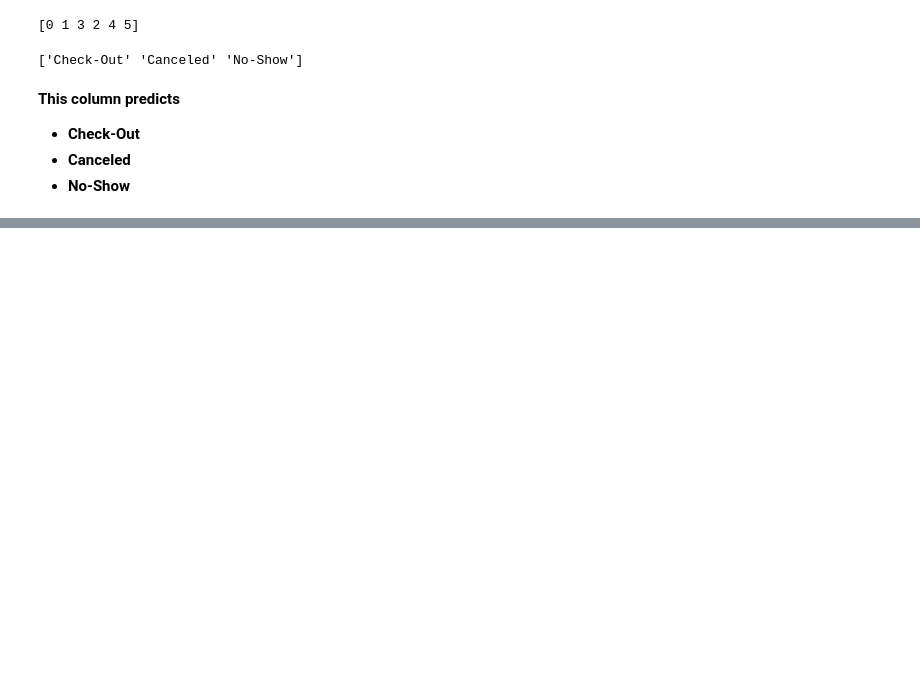
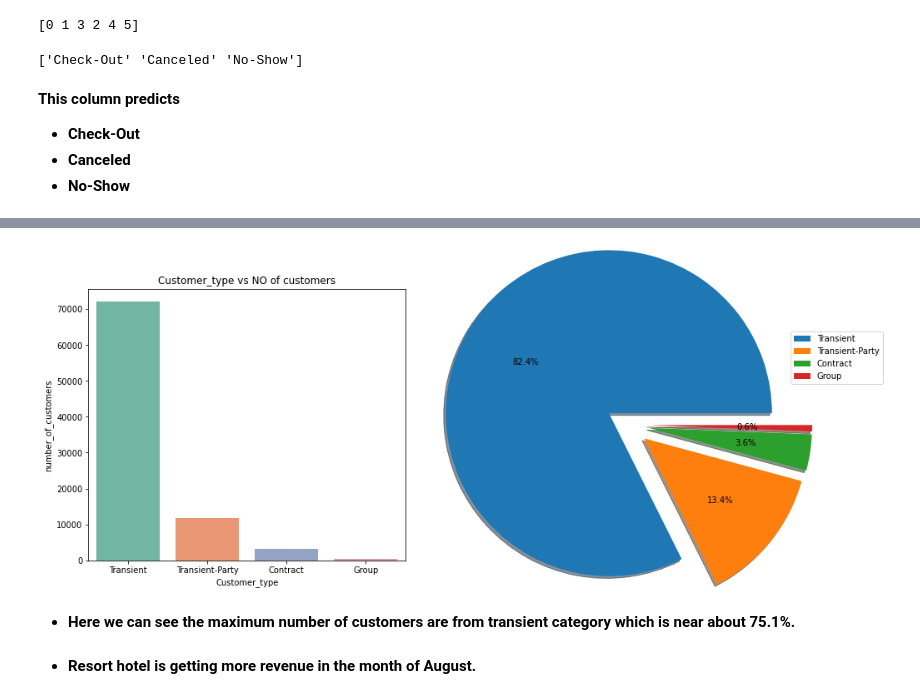
Before and after one commit to shyamsgadekar/EDA_HOTEL_BOOKING_ANALYSIS, a Jupyter notebook: Hotel_Booking_Analysis_SHYAM_GADEKAR_Capstone_Project.ipynb, the cells around one changed output, grey strips where cells are left out. Saved outputs shown, nothing was run; the diff lists cells and outputs as text; code cells hidden in the pictures; blank space fills up the shorter version.

```diff
--- a/Hotel_Booking_Analysis_SHYAM_GADEKAR_Capstone_Project.ipynb
+++ b/Hotel_Booking_Analysis_SHYAM_GADEKAR_Capstone_Project.ipynb
@@ -276,0 +535,5 @@ print(df_hotel['reservation_status'].unique())
+# %%
+#Q1. Find out count of customers on basis of customer type.
+customer=df_hotel["customer_type"].value_counts().reset_index()
+customer.columns=["Customer_type","number_of_customers"]
+customer
@@ -276,0 +546,15 @@ print(df_hotel['reservation_status'].unique())
+# %%
+plt.figure(figsize=(15,6))
+plt.subplot(1,2,1)
+sns.barplot(x=customer["Customer_type"],y=customer["number_of_customers"],palette="Set2")
+plt.title("Customer_type vs NO of customers")
+plt.subplot(1,2,2)
+plt.pie(df_hotel["customer_type"].value_counts(),autopct="%1.1f%%",shadow=True,radius=1.5,explode=[.2]*4)
+plt.legend(labels=df_hotel["customer_type"].value_counts().index.tolist(),loc=(1.1,.65))
+plt.show()
+# %% [output]
+[figure, added]
+# %% [markdown]
+* **Here we can see the maximum number of customers are from transient category which is near about 75.1%.**
+# %% [markdown]
+* **Resort hotel is getting more revenue in the month of August.**
```
Also changed, not shown: parts of 24 cells of this notebook.
